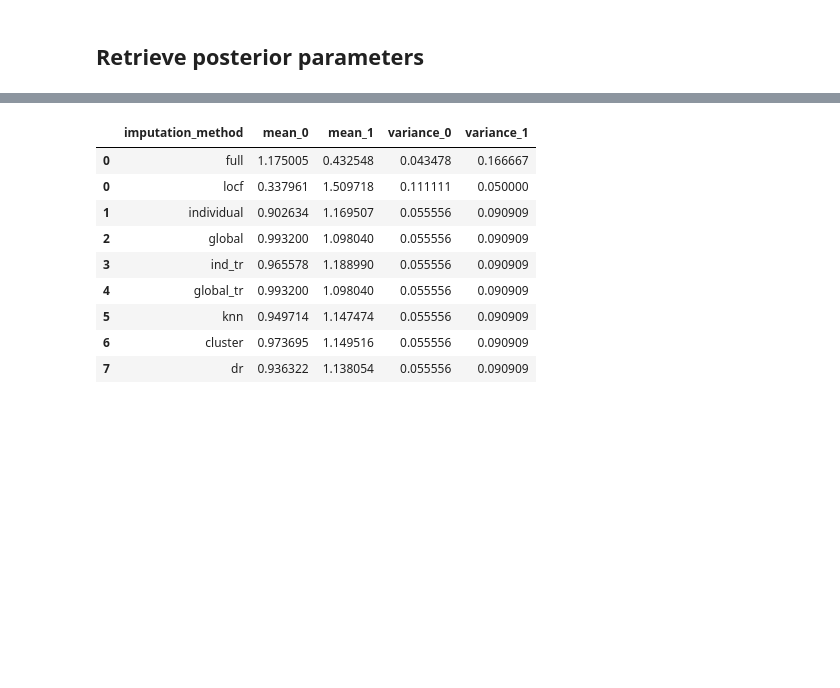
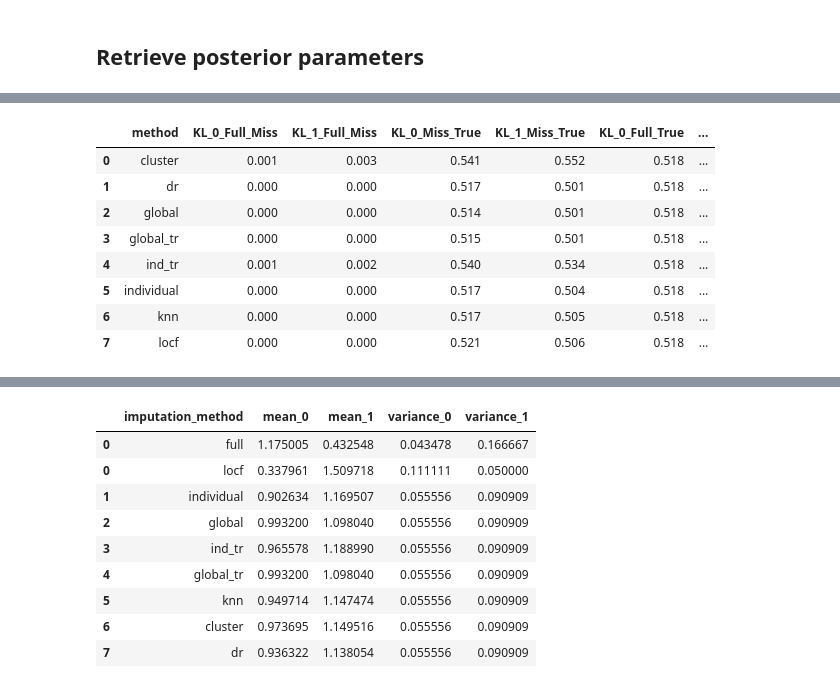
Before and after one commit to junonsch/adaptive_nof1_missingness, a Jupyter notebook: notebooks/missing_results.ipynb, the cells around one changed output, grey strips where cells are left out. Saved outputs shown, nothing was run; the diff lists cells and outputs as text; code cells hidden in the pictures; blank space fills up the shorter version.

```diff
--- a/notebooks/missing_results.ipynb
+++ b/notebooks/missing_results.ipynb
@@ -66,0 +624,12 @@ for imputation in imputation_method_names:
+# %%
+klr22.round(3)
+# %% [output]
+|  | method | KL_0_Full_Miss | KL_1_Full_Miss | KL_0_Miss_True | KL_1_Miss_True | KL_0_Full_True | ... |
+| 0 | cluster | 0.001 | 0.003 | 0.541 | 0.552 | 0.518 | ... |
+| 1 | dr | 0.000 | 0.000 | 0.517 | 0.501 | 0.518 | ... |
+| 2 | global | 0.000 | 0.000 | 0.514 | 0.501 | 0.518 | ... |
+| 3 | global_tr | 0.000 | 0.000 | 0.515 | 0.501 | 0.518 | ... |
+| 4 | ind_tr | 0.001 | 0.002 | 0.540 | 0.534 | 0.518 | ... |
+| 5 | individual | 0.000 | 0.000 | 0.517 | 0.504 | 0.518 | ... |
+| 6 | knn | 0.000 | 0.000 | 0.517 | 0.505 | 0.518 | ... |
+| 7 | locf | 0.000 | 0.000 | 0.521 | 0.506 | 0.518 | ... |
```
Also changed, not shown: parts of 174 cells of this notebook, 2 other files.
